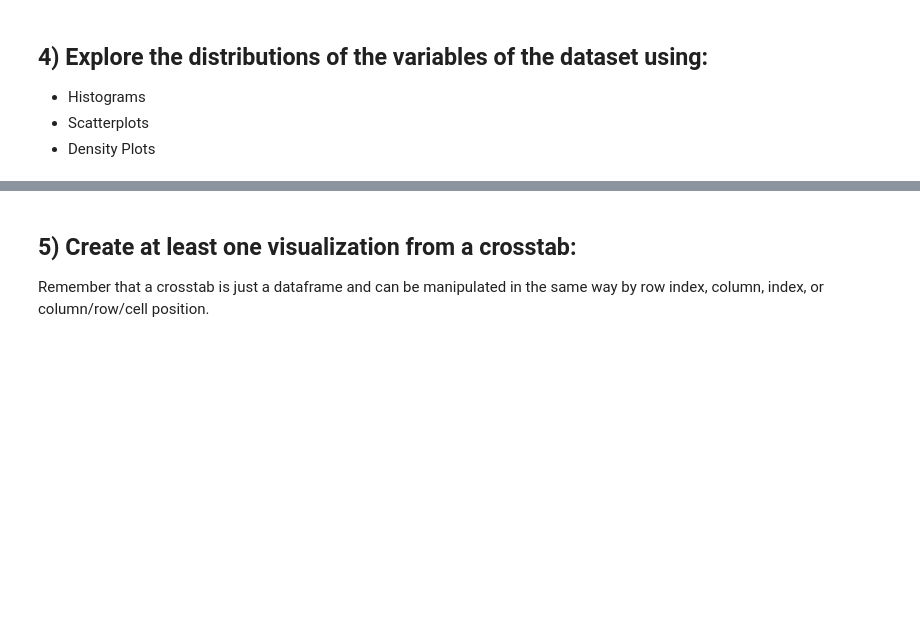
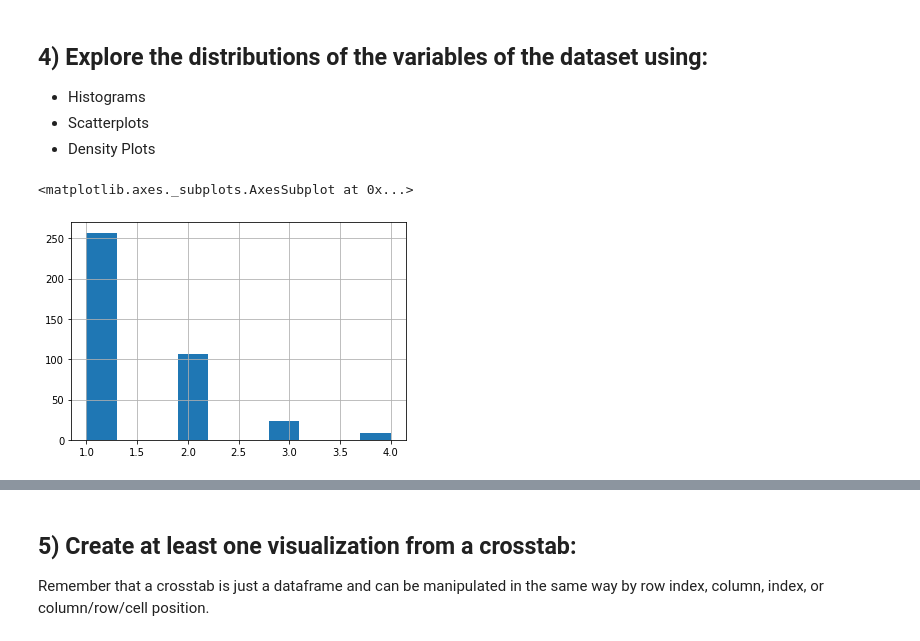
Before and after one commit to nsriniva/DS-Unit-1-Sprint-1-Data-Wrangling-and-Storytelling, a Jupyter notebook: module1-exploratory-data-analysis/LS_DS_111_Exploratory_Data_Analysis_Assignment.ipynb, the cells around one changed output, grey strips where cells are left out. Saved outputs shown, nothing was run; the diff lists cells and outputs as text; code cells hidden in the pictures; blank space fills up the shorter version.

```diff
--- a/module1-exploratory-data-analysis/LS_DS_111_Exploratory_Data_Analysis_Assignment.ipynb
+++ b/module1-exploratory-data-analysis/LS_DS_111_Exploratory_Data_Analysis_Assignment.ipynb
@@ -30,0 +25,24 @@ import pandas as pd
+# %%
+# TODO your work here!
+# And note you should write comments, descriptions, and add new
+# code and text blocks as needed
+import zipfile
+from urllib.request import urlopen
+import io
+import pandas as pd
+
+# Using the Student Performance Data Set from https://archive.ics.uci.edu/ml/datasets/Student+Performance
+# The data file student-mat.csv(along with the info file student.txt) is contained in the zip archive
+student_perf_url = 'https://archive.ics.uci.edu/ml/machine-learning-databases/00320/student.zip'
+
+# Read the zip file
+zfile = urlopen(student_perf_url)
+
+# Create an IO stream
+zfile_mem = io.BytesIO(zfile.read())
+
+# Use the zipfile package to open the archive and read the data file
+# The seperator is ';' rather than the default ','
+with zipfile.ZipFile(zfile_mem) as zf:
+  with zf.open('student-mat.csv') as f:
+    df = pd.read_csv(f,sep=';')
@@ -39,0 +190,11 @@ Choose a second dataset from the "Popular Datasets" listing on UCI, but this tim
+# %%
+import zipfile
+import pandas as pd
+
+# Extract data file from archive and
+# load into dataframe
+zfile = 'OnlineNewsPopularity.zip'
+# Use the zipfile package to open the archive and read the data file
+with zipfile.ZipFile(zfile) as zf:
+  with zf.open('OnlineNewsPopularity/OnlineNewsPopularity.csv') as f:
+    df = pd.read_csv(f)
@@ -52,0 +343,7 @@ Take whichever of the above datasets has more categorical variables and use cros
+# %%
+# Histogram
+# traveltime - home to school travel time (numeric: 1 - <15 min., 2 - 15 to 30 min., 3 - 30 min. to 1 hour, or 4 - >1 hour)
+df['traveltime'].hist()
+# %% [output]
+<matplotlib.axes._subplots.AxesSubplot at 0x...>
+[figure, added]
```
Also changed, not shown: parts of 47 cells of this notebook.
